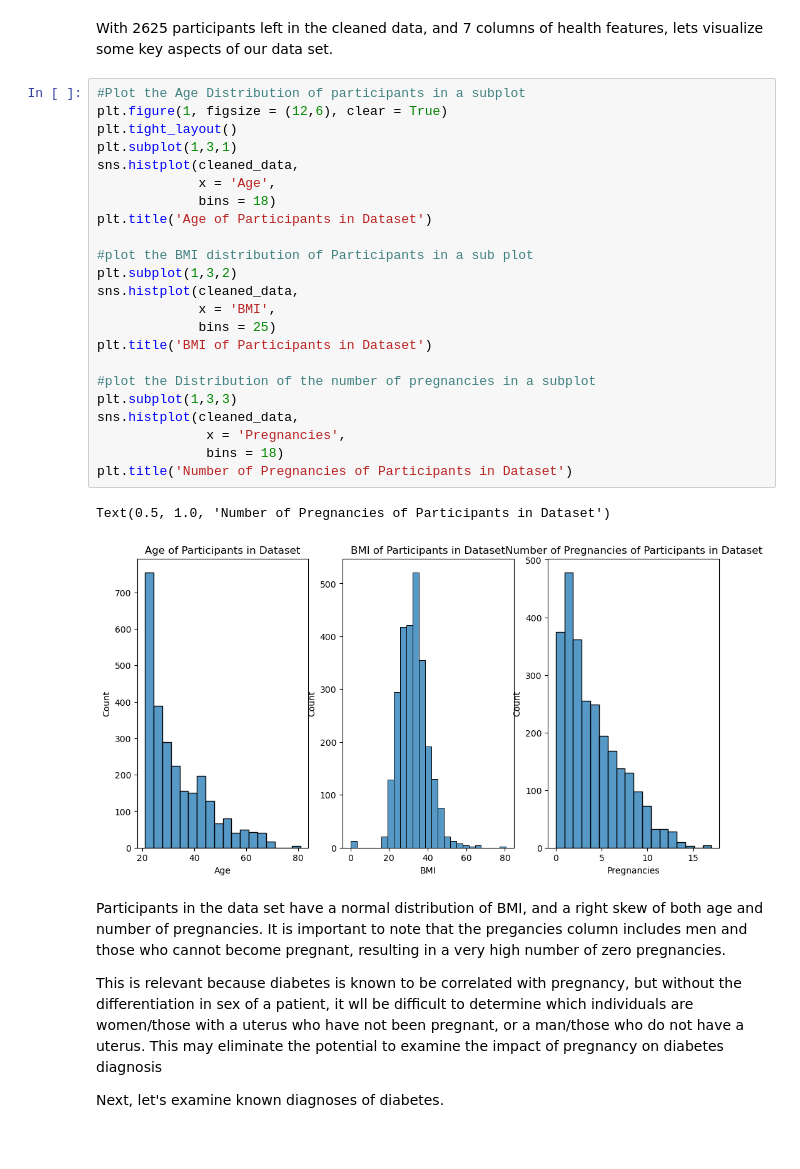
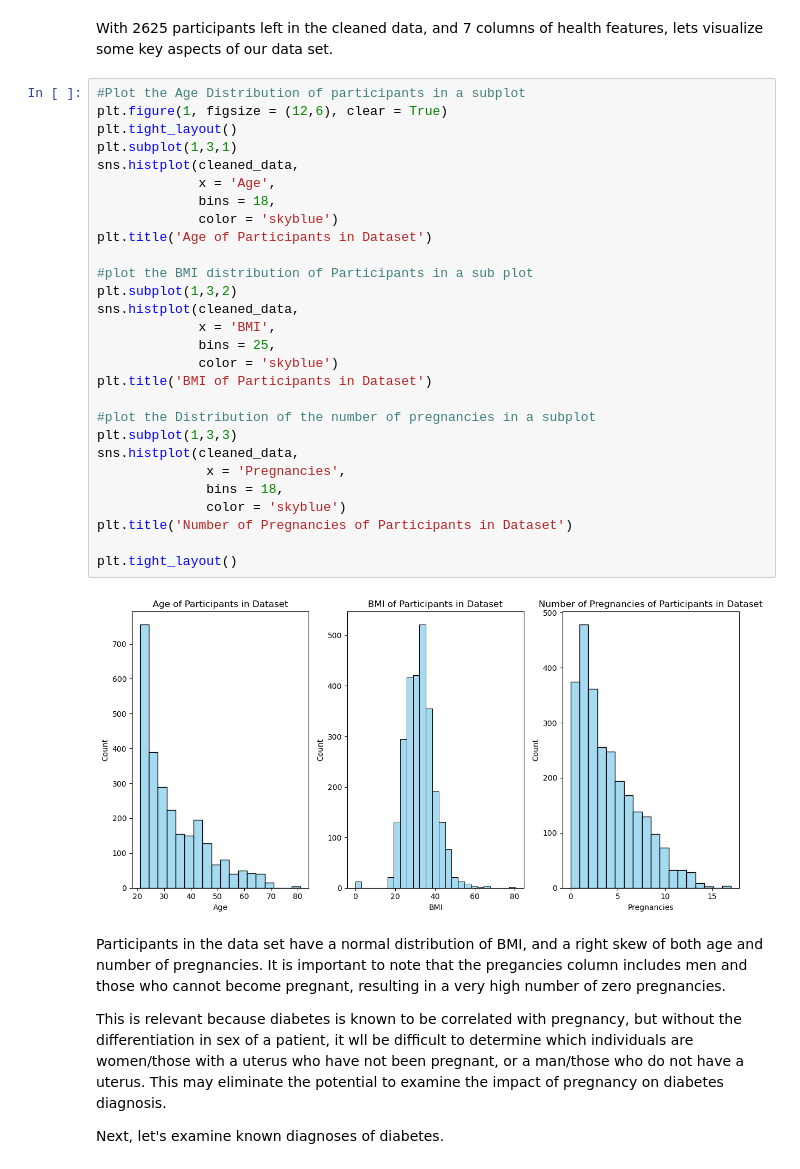
Before and after one commit to estasko/data_science_pinnacle, a Jupyter notebook: main.ipynb, the cells around one changed output. Cells and saved outputs as stored; diff of their text form.

```diff
--- a/main.ipynb
+++ b/main.ipynb
@@ -160,33 +210,37 @@ With 2625 participants left in the cleaned data, and 7 columns of health feature
 # %%
 #Plot the Age Distribution of participants in a subplot
 plt.figure(1, figsize = (12,6), clear = True)
 plt.tight_layout()
 plt.subplot(1,3,1)
 sns.histplot(cleaned_data,
              x = 'Age',
-             bins = 18)
+             bins = 18,
+             color = 'skyblue')
 plt.title('Age of Participants in Dataset')
 
 #plot the BMI distribution of Participants in a sub plot
 plt.subplot(1,3,2)
 sns.histplot(cleaned_data,
              x = 'BMI',
-             bins = 25)
+             bins = 25,
+             color = 'skyblue')
 plt.title('BMI of Participants in Dataset')
 
 #plot the Distribution of the number of pregnancies in a subplot
 plt.subplot(1,3,3)
 sns.histplot(cleaned_data,
               x = 'Pregnancies',
-              bins = 18)
+              bins = 18,
+              color = 'skyblue')
 plt.title('Number of Pregnancies of Participants in Dataset')
+
+plt.tight_layout()
 # %% [output]
-Text(0.5, 1.0, 'Number of Pregnancies of Participants in Dataset')
-[figure, old version]
+[figure, new version]
 # %% [markdown]
 Participants in the data set have a normal distribution of BMI, and a right skew of both age and number of pregnancies. It is important to note that the pregancies column includes men and those who cannot become pregnant, resulting in a very high number of zero pregnancies.
 
-This is relevant because diabetes is known to be correlated with pregnancy, but without the differentiation in sex of a patient, it wll be difficult to determine which individuals are women/those with a uterus who have not been pregnant, or a man/those who do not have a uterus. This may eliminate the potential to examine the impact of pregnancy on diabetes diagnosis
+This is relevant because diabetes is known to be correlated with pregnancy, but without the differentiation in sex of a patient, it wll be difficult to determine which individuals are women/those with a uterus who have not been pregnant, or a man/those who do not have a uterus. This may eliminate the potential to examine the impact of pregnancy on diabetes diagnosis.
 
 Next, let's examine known diagnoses of diabetes.
 # %%
```
Also changed, not shown: parts of 21 cells of this notebook.
